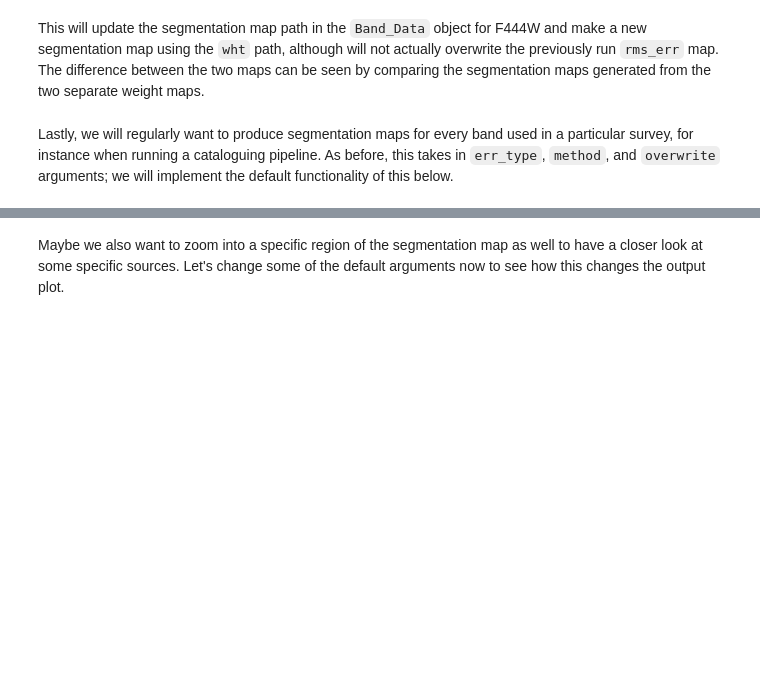
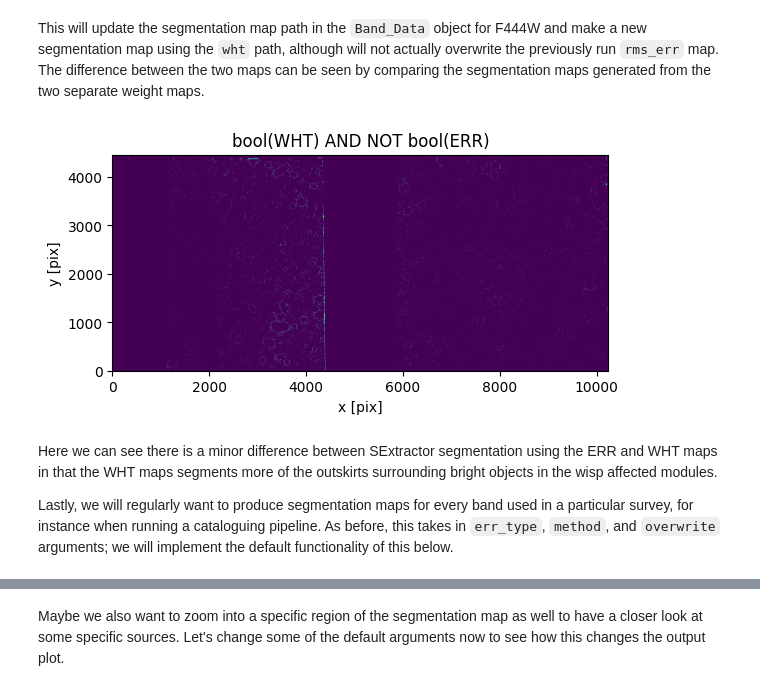
Before and after one commit to duncanaustin98/galfind, a Jupyter notebook: docs/source/data/segmentation.ipynb, the cells around one changed output, grey strips where cells are left out. Cells and saved outputs as stored; diff of their text form; code cells hidden in the pictures; blank space fills up the shorter version.

```diff
--- a/docs/source/data/segmentation.ipynb
+++ b/docs/source/data/segmentation.ipynb
@@ -24,0 +31,5 @@ JOF_data = Data.from_survey_version(
+# %%
+aper_diams = [0.32, 0.5, 1.0, 1.5, 2.0] * u.arcsec
+JOF_data.load_aper_diams(aper_diams)
+
+F444W_JOF = JOF_data["F444W"]
@@ -57,13 +171,20 @@ print(F444W_JOF_4)
 This will update the segmentation map path in the `Band_Data` object for F444W and make a new segmentation map using the `wht` path, although will not actually overwrite the previously run `rms_err` map. The difference between the two maps can be seen by comparing the segmentation maps generated from the two separate weight maps.
 # %%
 # load the segmentation maps
-rms_err_seg = F444W_JOF.load_seg()
-wht_seg = F444W_JOF_4.load_seg()
+rms_err_seg = F444W_JOF.load_seg(incl_hdr = False)
+wht_seg = F444W_JOF_4.load_seg(incl_hdr = False)
 # plot the difference
 fig, ax = plt.subplots()
-ax.imshow(rms_err_seg - wht_seg)
+ax.imshow(wht_seg.astype(bool) & ~rms_err_seg.astype(bool), origin = "lower")
+ax.set_title("bool(WHT) AND NOT bool(ERR)")
+ax.set_xlabel("x [pix]")
+ax.set_ylabel("y [pix]")
 plt.show()
+# %% [output]
+[figure, added]
 # %% [markdown]
+Here we can see there is a minor difference between SExtractor segmentation using the ERR and WHT maps in that the WHT maps segments more of the outskirts surrounding bright objects in the wisp affected modules.
+
 Lastly, we will regularly want to produce segmentation maps for every band used in a particular survey, for instance when running a cataloguing pipeline. As before, this takes in `err_type`, `method`, and `overwrite` arguments; we will implement the default functionality of this below.
 # %%
 JOF_data.segment(err_type="rms_err", method="sextractor", overwrite=False)
```
Also changed, not shown: parts of 18 cells of this notebook, 20 other files.
